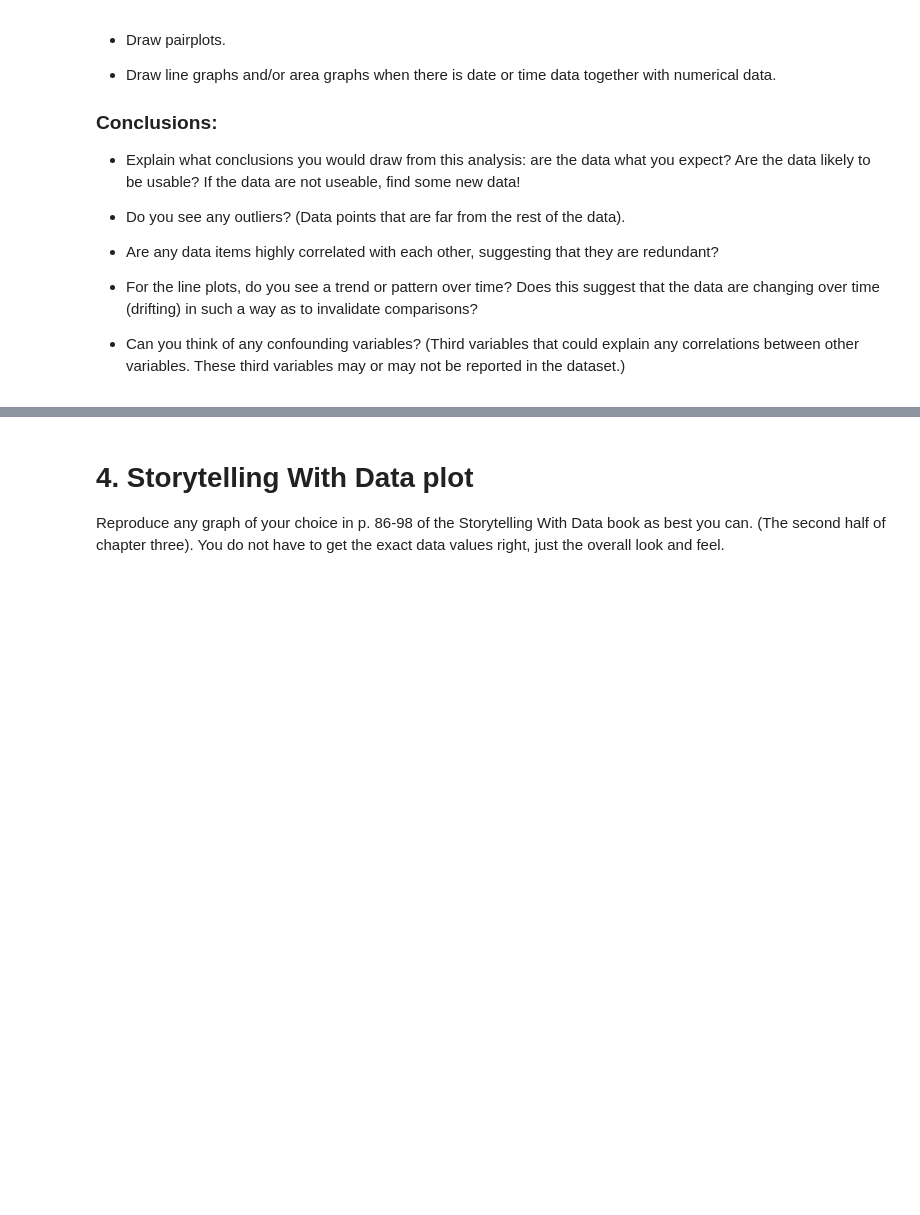
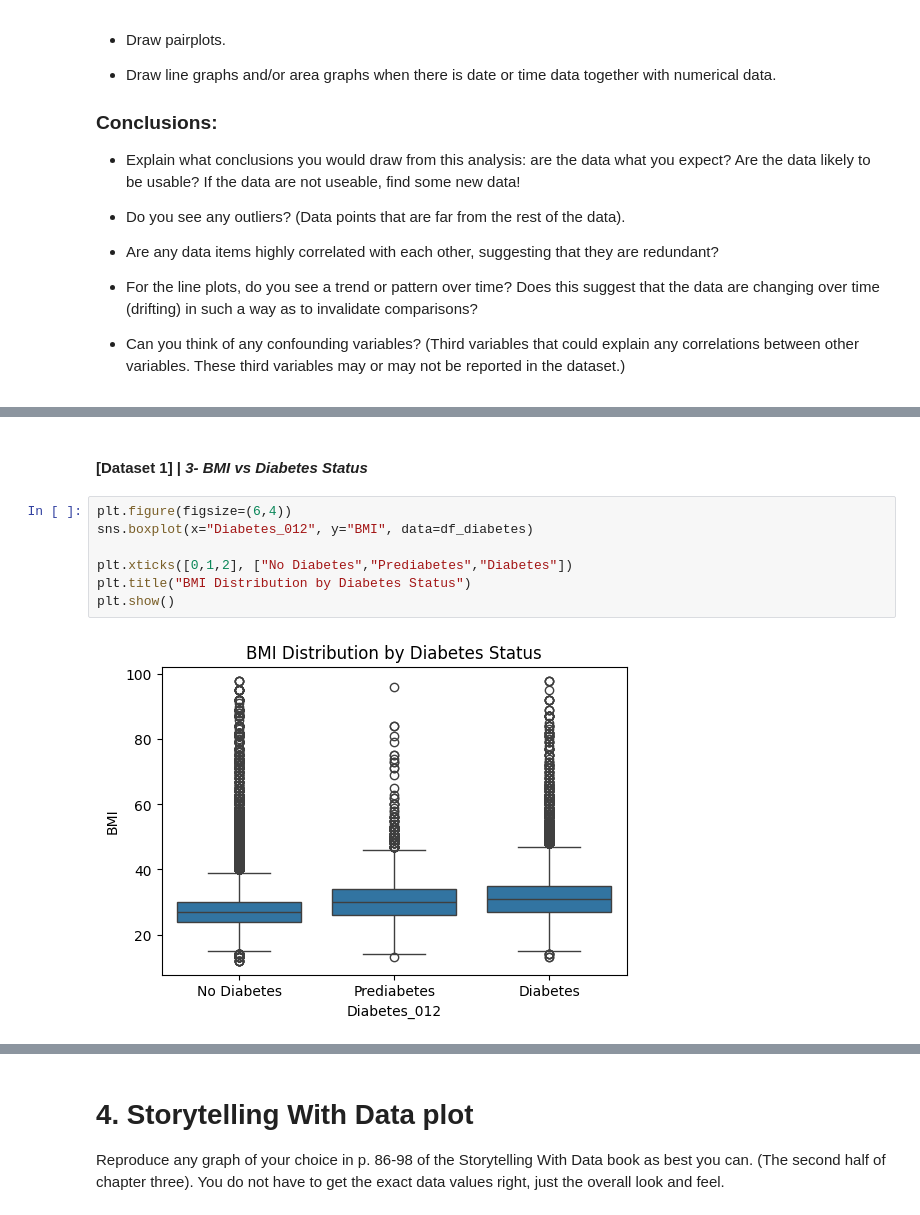
Before and after one commit to jasser-dh/Module-B-semester-2, a Jupyter notebook: OMDS-ModB2-Week6-Dhaouadi-Jasser.ipynb, the cells around one changed output, grey strips where cells are left out. Drawn from its saved outputs; the diff is of its cells as text; blank space fills up the shorter version.

```diff
--- a/OMDS-ModB2-Week6-Dhaouadi-Jasser.ipynb
+++ b/OMDS-ModB2-Week6-Dhaouadi-Jasser.ipynb
@@ -74,0 +114,11 @@ This week, you will do the same types of exercises as last week, but you should
+# %% [markdown]
+#### [Dataset 1] | *3- BMI vs Diabetes Status*
+# %%
+plt.figure(figsize=(6,4))
+sns.boxplot(x="Diabetes_012", y="BMI", data=df_diabetes)
+
+plt.xticks([0,1,2], ["No Diabetes","Prediabetes","Diabetes"])
+plt.title("BMI Distribution by Diabetes Status")
+plt.show()
+# %% [output]
+[figure, added]
```
Also changed, not shown: parts of 63 cells of this notebook.
